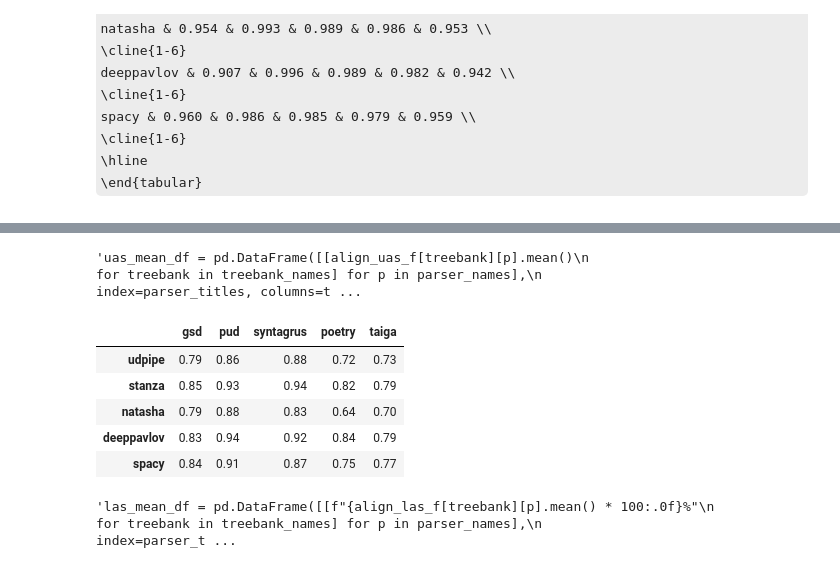
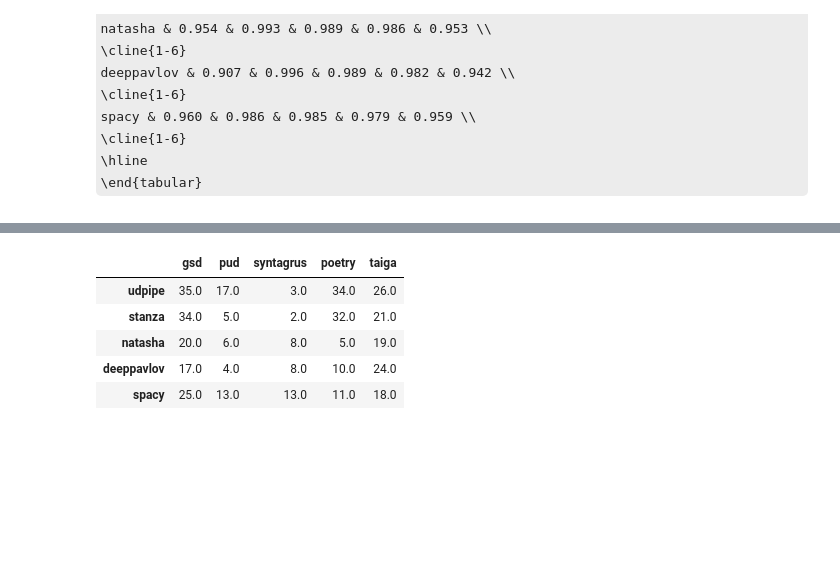
Before and after one commit to Derinhelm/parser_stat, a Jupyter notebook: token_Russian_parser_statistics.ipynb, the cells around one changed output, grey strips where cells are left out. Drawn from its saved outputs; the diff is of its cells as text; code cells hidden in the pictures; some formulas as TeX source; blank space fills up the shorter version.

Commit message:
Adding tokenization statistics

```diff
--- a/token_Russian_parser_statistics.ipynb
+++ b/token_Russian_parser_statistics.ipynb
@@ -345,10 +346,13 @@ sum(max_metr) / len(max_metr)
 0.9863535125851971
 # %%
 token_dict = {}
+token_border_dict = {}
 
 for t in treebank_names:
   token_dict[t] = {}
+  token_border_dict[t] = {}
   for p in parser_names:
     max_metr = (2 * stat[t][p]['tokenisation_matched']) / (2 * stat[t][p]['tokenisation_matched'] + stat[t][p]['extra_gold'] + stat[t][p]['extra_parser'])
+    token_border_dict[t][p] = max_metr
     token_dict[t][p] = sum(max_metr) / len(max_metr)
-    print(t, p, sum(max_metr) / len(max_metr))
+    #print(t, p, sum(max_metr) / len(max_metr))
@@ -437,0 +401,4 @@ def get_ax(ax, lang_i, x_count, y_count):
+# %%
+for tr in treebank_names:
+  for p in parser_names:
+    print(tr, p, round(len(token_border_dict[tr][p][token_border_dict[tr][p]!=1.0]) / len(token_border_dict[tr][p]), 2))
@@ -438,6 +423,4 @@ def get_ax(ax, lang_i, x_count, y_count):
 # %%
-'''uas_mean_df = pd.DataFrame([[align_uas_f[treebank][p].mean()
-                          for treebank in treebank_names] for p in parser_names],
-                        index=parser_titles, columns=treebank_titles)'''
+rate_border_sents = pd.DataFrame([[len(token_border_dict[tr][p][token_border_dict[tr][p]!=1.0]) / len(token_border_dict[tr][p])
+                          for tr in treebank_names] for p in parser_names],
+                        index=parser_names, columns=treebank_names)
-# %% [output]
-'uas_mean_df = pd.DataFrame([[align_uas_f[treebank][p].mean()\n                          for treebank in treebank_names] for p in parser_names],\n                        index=parser_titles, columns=t ...
@@ -448,15 +427,9 @@ uas_mean_df = pd.DataFrame([[align_uas_f[treebank][p].mean()
 # %%
-uas_mean_df.round(2)
+rate_border_sents.round(2) * 100
 # %% [output]
 |  | gsd | pud | syntagrus | poetry | taiga |
-| udpipe | 0.79 | 0.86 | 0.88 | 0.72 | 0.73 |
-| stanza | 0.85 | 0.93 | 0.94 | 0.82 | 0.79 |
-| natasha | 0.79 | 0.88 | 0.83 | 0.64 | 0.70 |
-| deeppavlov | 0.83 | 0.94 | 0.92 | 0.84 | 0.79 |
-| spacy | 0.84 | 0.91 | 0.87 | 0.75 | 0.77 |
+| udpipe | 35.0 | 17.0 | 3.0 | 34.0 | 26.0 |
+| stanza | 34.0 | 5.0 | 2.0 | 32.0 | 21.0 |
+| natasha | 20.0 | 6.0 | 8.0 | 5.0 | 19.0 |
+| deeppavlov | 17.0 | 4.0 | 8.0 | 10.0 | 24.0 |
+| spacy | 25.0 | 13.0 | 13.0 | 11.0 | 18.0 |
-# %%
-'''las_mean_df = pd.DataFrame([[f"{align_las_f[treebank][p].mean() * 100:.0f}%"
-                          for treebank in treebank_names] for p in parser_names],
-                        index=parser_titles, columns=treebank_titles)'''
-# %% [output]
-'las_mean_df = pd.DataFrame([[f"{align_las_f[treebank][p].mean() * 100:.0f}%"\n                          for treebank in treebank_names] for p in parser_names],\n                        index=parser_t ...
```
Also changed, not shown: parts of 32 cells of this notebook.
